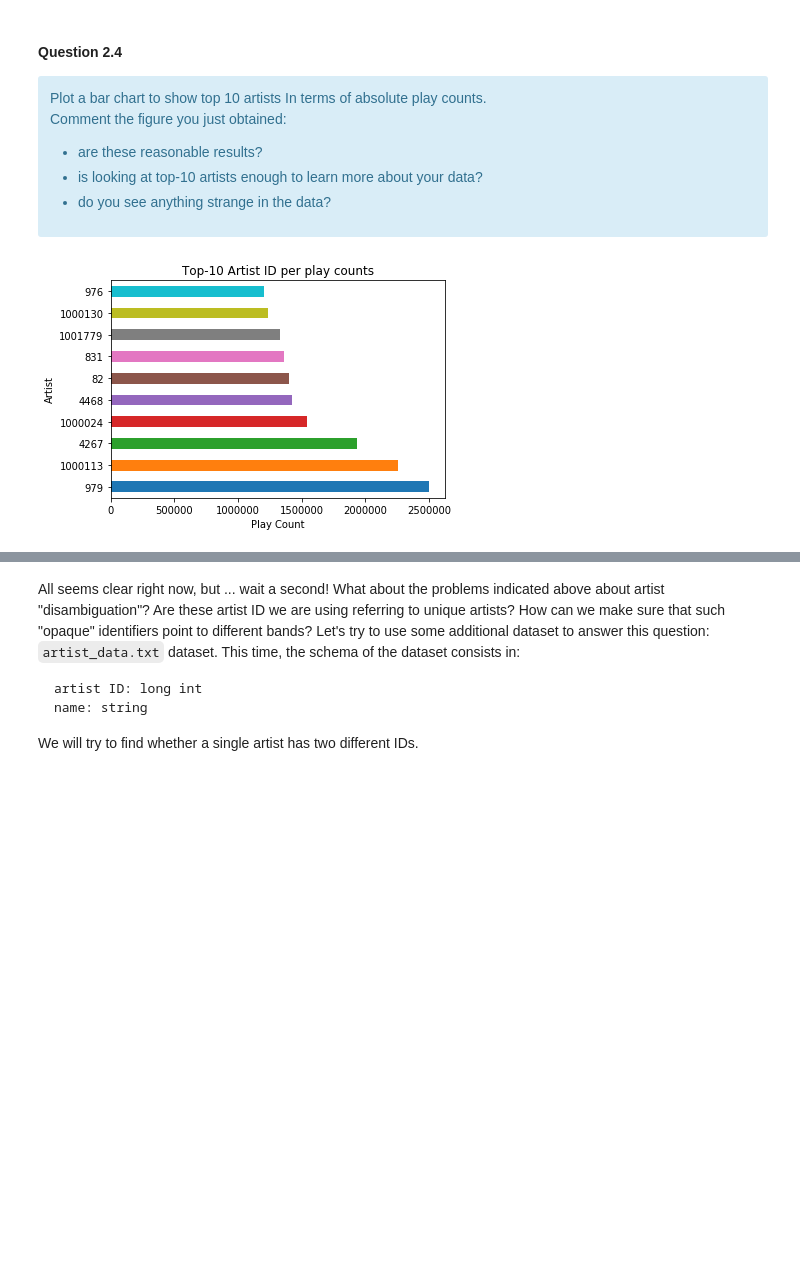
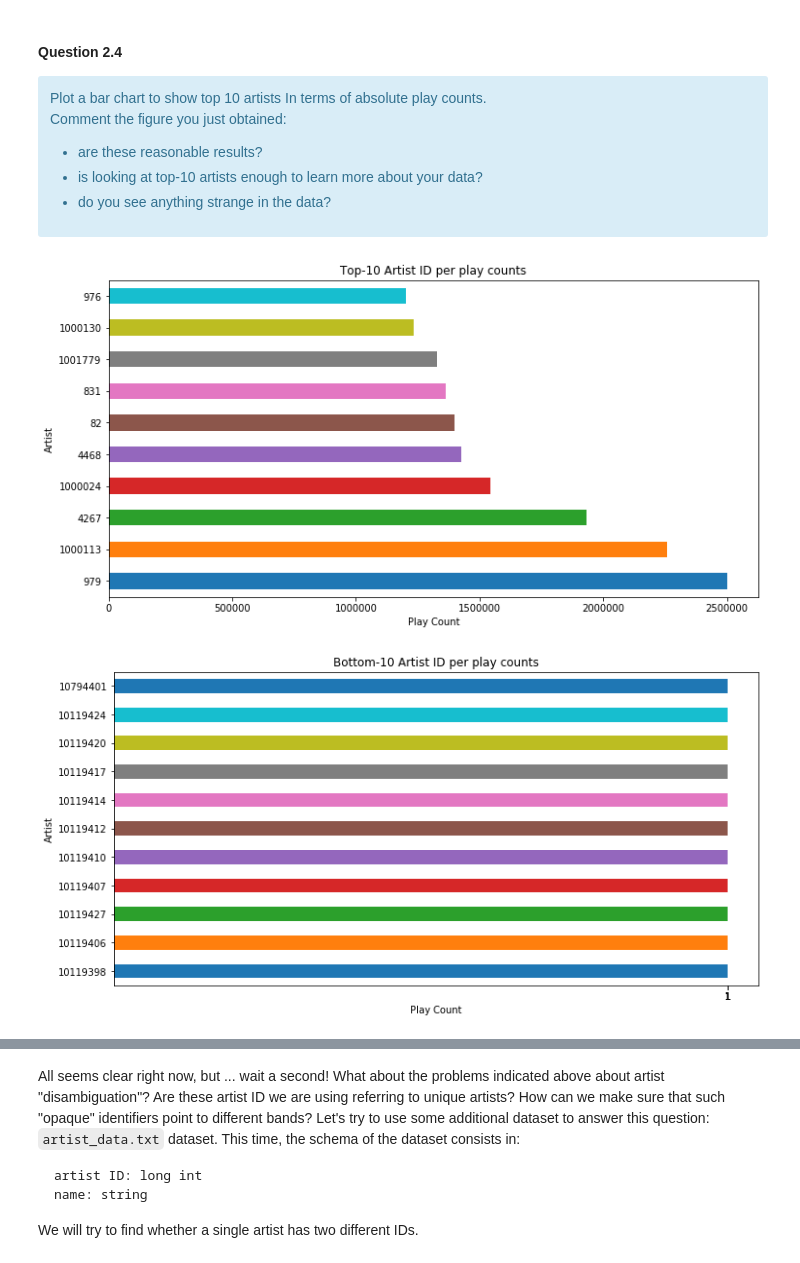
Before and after one commit to kandakji/Implicit-Feedback-Music-Recommender-System, a Jupyter notebook: RecSys-public.ipynb, the cells around one changed output, grey strips where cells are left out. Drawn from its saved outputs; the diff is of its cells as text; code cells hidden in the pictures; blank space fills up the shorter version.

```diff
--- a/RecSys-public.ipynb
+++ b/RecSys-public.ipynb
@@ -283,17 +326,39 @@ Comment the figure you just obtained:
 </div>
 # %%
 topN = 10
-topNArtist = artistPopularity.sort_values(by = 'playCount', ascending=False)[:topN]
+
+# Sort the artistID's according to decreasing playCount
+rankedArtists = artistPopularity.sort_values(by = 'playCount', ascending=False)
+
+# Extract the top 10 artists
+topNArtists = rankedArtists[:topN]
+
+# Extract the bottom 10 artists
+bottomNArtists = rankedArtists[-topN-1:]
+
 
 fig, ax = plt.subplots()
 
-topNArtist.set_index("artistID")["playCount"].plot(kind = 'barh', x='playCount', y='artistID', ax=ax)
+fig.set_size_inches(12,6)
 
+topNArtists.set_index("artistID")["playCount"].plot(kind = 'barh', x='playCount', y='artistID', ax=ax)
 
 ax.set_xlabel('Play Count')
 ax.set_ylabel('Artist')
 ax.set_title('Top-10 Artist ID per play counts')
 
+fig2, ax2 = plt.subplots()
+
+fig2.set_size_inches(12,6)
+
+bottomNArtists.set_index("artistID")["playCount"].plot(kind = 'barh', x='playCount', y='artistID', ax=ax2)
+
+ax2.set_xlabel('Play Count')
+ax2.set_ylabel('Artist')
+ax2.set_title('Bottom-10 Artist ID per play counts')
+ax2.set_xticks(bottomNArtists['playCount'])
+
 plt.show()
 # %% [output]
-[figure, old version]
+[figure, new version]
+[figure, added]
```
Also changed, not shown: parts of 30 cells of this notebook.
